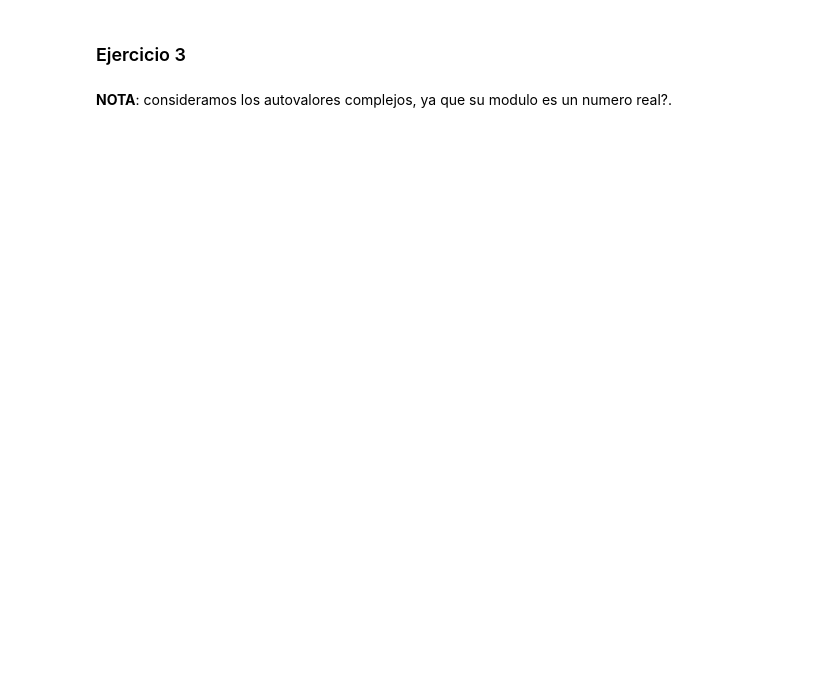
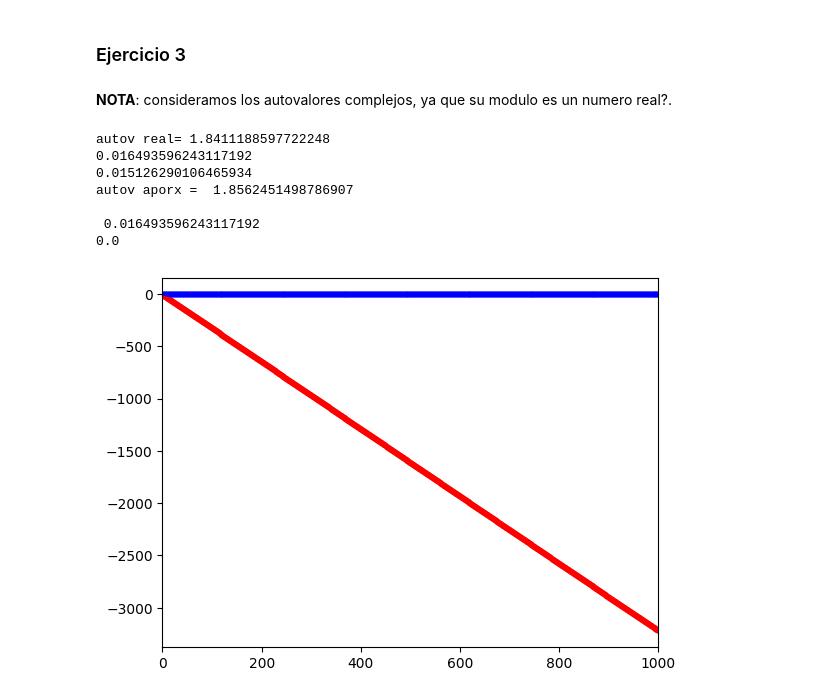
Before and after one commit to arielbakal/AlgebraLinealComputacional_UBA_FCEN, a Jupyter notebook: laboratorio/TP1/TP1.ipynb, the cells around one changed output. Drawn from its saved outputs; the diff is of its cells as text; code cells hidden in the pictures; blank space fills up the shorter version.

```diff
--- a/laboratorio/TP1/TP1.ipynb
+++ b/laboratorio/TP1/TP1.ipynb
@@ -236,6 +242,17 @@ def error_aprox_autov(A,k):
       print(error_0)
 
   plt.show()
+# %%
+error_aprox_autov(A,1000)
+# %% [output]
+autov real= 1.8411188597722248
+0.016493596243117192
+0.015126290106465934
+autov aporx =  1.8562451498786907
+
+ 0.016493596243117192
+0.0
+[figure, added]
 # %%
 error_aprox_autov(B,100)
 # %% [output]
```
Also changed, not shown: parts of 11 cells of this notebook.
